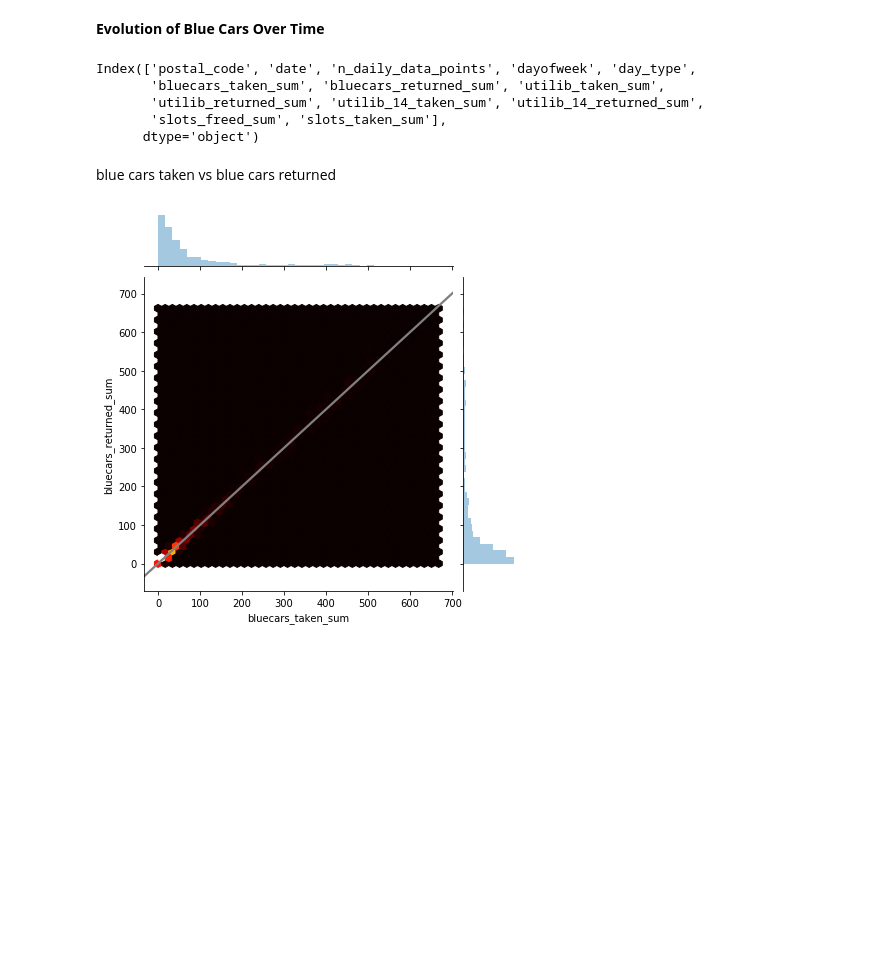
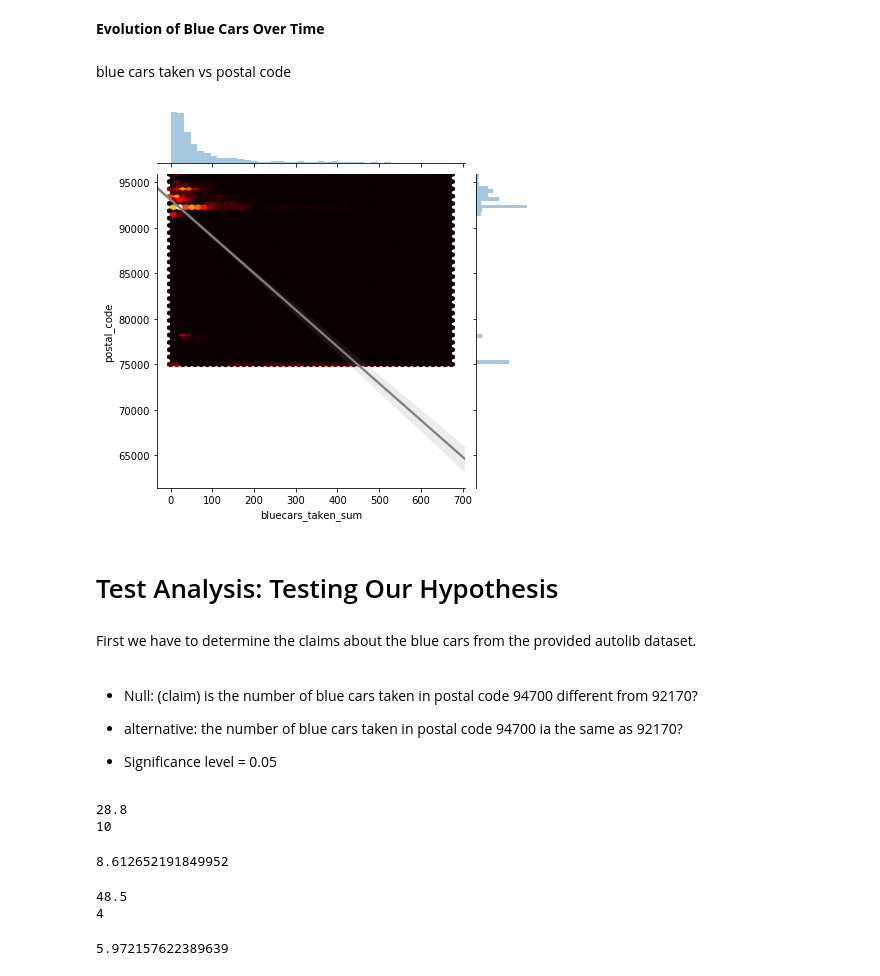
Before and after one commit to victoriousvictor42/ALIF-TRADING-COMPANY, a Jupyter notebook: Autolib.ipynb, the cells around one changed output. Saved outputs shown, nothing was run; the diff lists cells and outputs as text; code cells hidden in the pictures; blank space fills up the shorter version.

```diff
--- a/Autolib.ipynb
+++ b/Autolib.ipynb
@@ -499,22 +506,47 @@ sns.pairplot(sample1, diag_kind='kde')
 # %% [markdown]
 **Evolution of Blue Cars Over Time**
-# %%
-sample1.columns
-# %% [output]
-Index(['postal_code', 'date', 'n_daily_data_points', 'dayofweek', 'day_type',
-       'bluecars_taken_sum', 'bluecars_returned_sum', 'utilib_taken_sum',
-       'utilib_returned_sum', 'utilib_14_taken_sum', 'utilib_14_returned_sum',
-       'slots_freed_sum', 'slots_taken_sum'],
-      dtype='object')
-# %% [markdown]
-blue cars taken vs blue cars returned
+# %% [markdown]
+
+blue cars taken vs postal code
 # %%
 g = sns.jointplot(x = 'bluecars_taken_sum',
-              y = 'bluecars_returned_sum',
+              y = 'postal_code',
               data = sample1,
               kind = 'hex',
               cmap= 'hot',
               size=6)
-sns.regplot(sample1.bluecars_taken_sum, sample1.bluecars_returned_sum, ax=g.ax_joint, scatter=False, color='grey');
+sns.regplot(sample1.bluecars_taken_sum, sample1.postal_code, ax=g.ax_joint, scatter=False, color='grey');
 # %% [output]
-[figure, old version]
+[figure, new version]
+# %% [markdown]
+# Test Analysis: Testing Our Hypothesis
+# %% [markdown]
+First we have to determine the claims about the blue cars from the provided autolib dataset.
+# %% [markdown]
+
+
+*   Null: (claim) is the number of blue cars taken in postal code 94700 different from 92170?
+
+*   alternative: the number of blue cars taken in postal code 94700 ia the same as 92170?
+
+*   Significance level = 0.05
+# %%
+# selecting data from the dataset.
+
+sample = sample1[(sample1.bluecars_taken_sum) & (sample1.day_type==0) & (sample1.postal_code==94700)]
+print(sampledata.bluecars_taken_sum.mean())
+print(sampledata.shape[0])
+sampledata.bluecars_taken_sum.std()
+# %% [output]
+28.8
+10
+8.612652191849952
+# %%
+sampledata1 = sample1[(sample1.bluecars_taken_sum) & (sample1.day_type==0) & (sample1.postal_code==92170)]
+print(sampledata1.bluecars_taken_sum.mean())
+print(sampledata1.shape[0])
+sampledata1.bluecars_taken_sum.std()
+# %% [output]
+48.5
+4
+5.972157622389639
```
Also changed, not shown: parts of 40 cells of this notebook.
